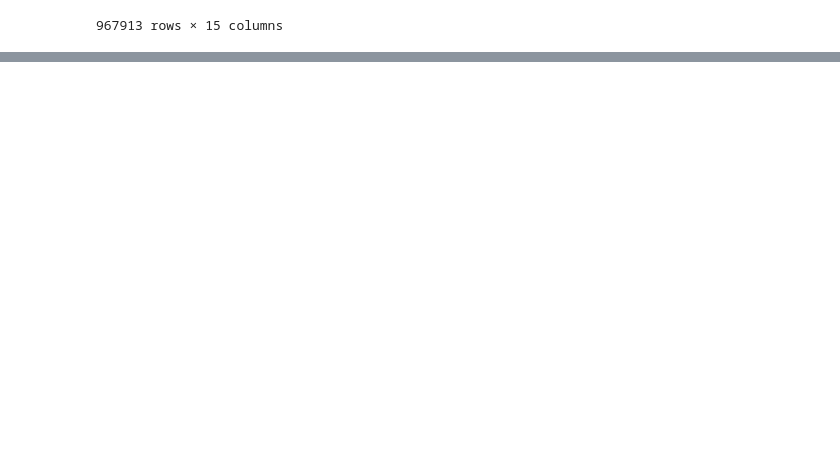
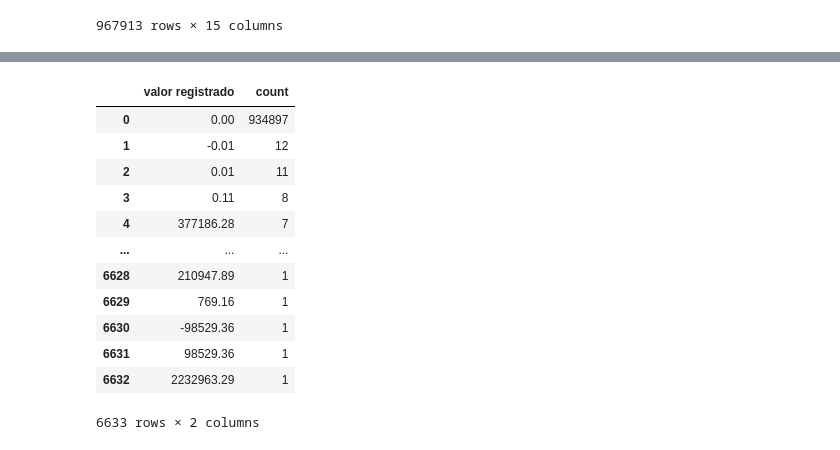
Before and after one commit to apelsito/Proyecto2-EDA-Ingresos-Brasil, a Jupyter notebook: jupyter_notebooks/02_Limpieza.ipynb, the cells around one changed output, grey strips where cells are left out. Cells and saved outputs as stored; diff of their text form; code cells hidden in the pictures; blank space fills up the shorter version.

```diff
--- a/jupyter_notebooks/02_Limpieza.ipynb
+++ b/jupyter_notebooks/02_Limpieza.ipynb
@@ -588,0 +549,17 @@ e
+# %%
+
+df["valor registrado"].value_counts().reset_index()
+# %% [output]
+|  | valor registrado | count |
+| 0 | 0.00 | 934897 |
+| 1 | -0.01 | 12 |
+| 2 | 0.01 | 11 |
+| 3 | 0.11 | 8 |
+| 4 | 377186.28 | 7 |
+| ... | ... | ... |
+| 6628 | 210947.89 | 1 |
+| 6629 | 769.16 | 1 |
+| 6630 | -98529.36 | 1 |
+| 6631 | 98529.36 | 1 |
+| 6632 | 2232963.29 | 1 |
+6633 rows × 2 columns
```
Also changed, not shown: parts of 17 cells of this notebook, 2 other files.
